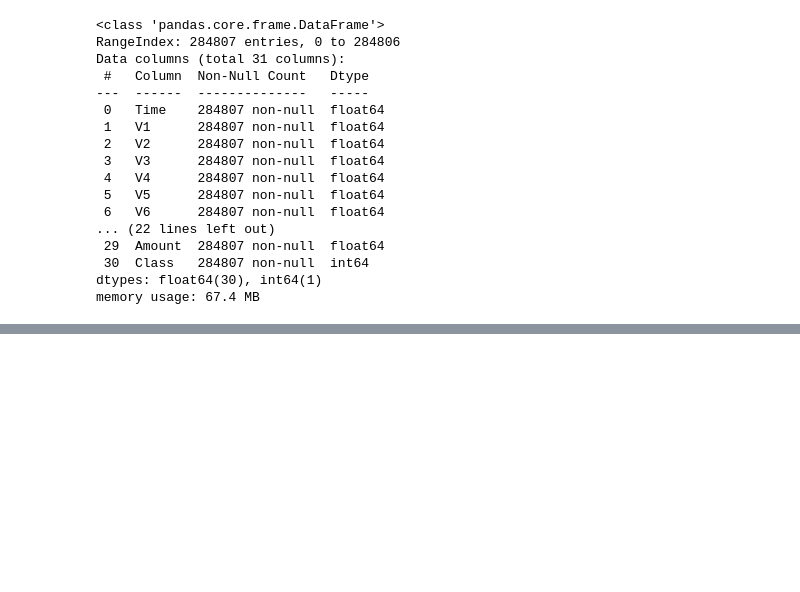
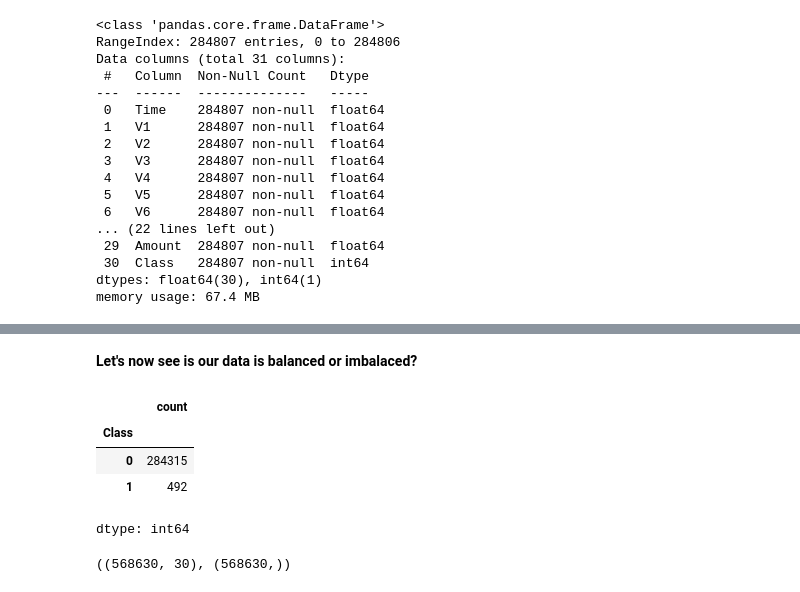
Before and after one commit to Sbilalahmad/AI_ML_mentorship, a Jupyter notebook: notebooks/P2_Credit_card_fraud_detection.ipynb, the cells around one changed output, grey strips where cells are left out. Drawn from its saved outputs; the diff is of its cells as text; code cells hidden in the pictures; blank space fills up the shorter version.

```diff
--- a/notebooks/P2_Credit_card_fraud_detection.ipynb
+++ b/notebooks/P2_Credit_card_fraud_detection.ipynb
@@ -73,0 +106,10 @@ memory usage: 67.4 MB
+# %% [markdown]
+**Let's now see is our data is balanced or imbalaced?**
+# %%
+df.Class.value_counts()
+# %% [output]
+|  | count |
+| Class |  |
+| 0 | 284315 |
+| 1 | 492 |
+dtype: int64
@@ -73,0 +121,4 @@ memory usage: 67.4 MB
+# %%
+X_res.shape, y_res.shape
+# %% [output]
+((568630, 30), (568630,))
```
Also changed, not shown: parts of 21 cells of this notebook.
